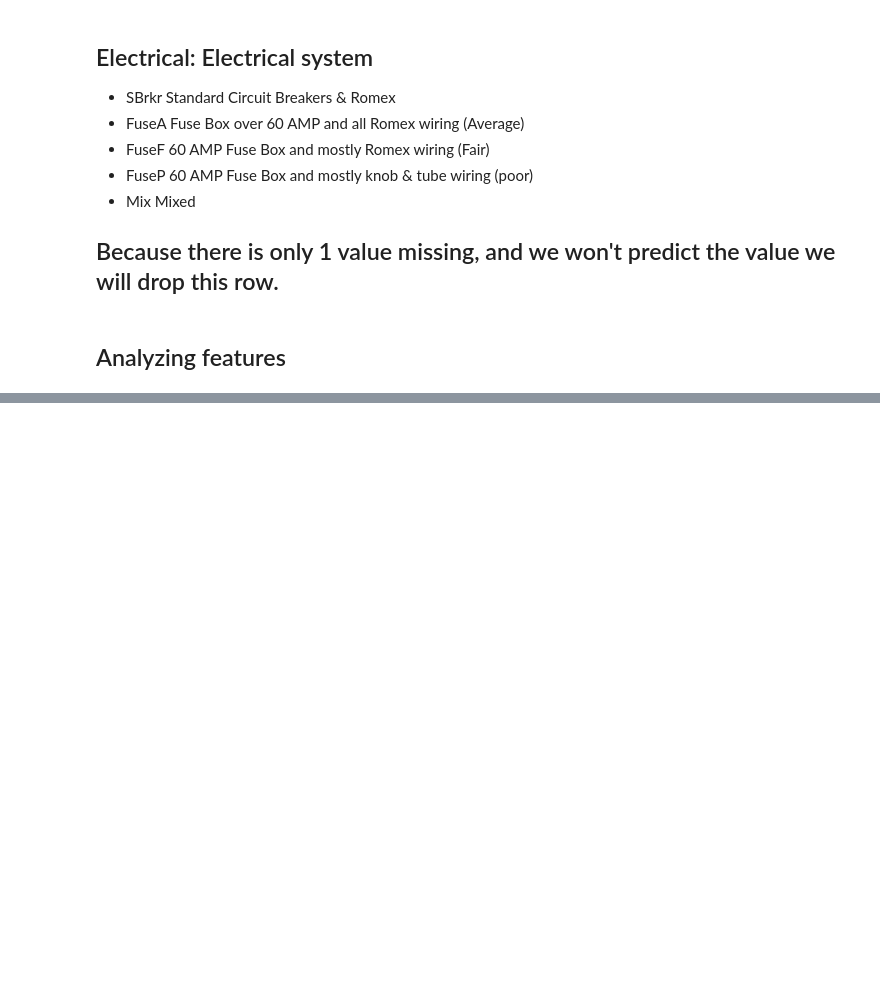
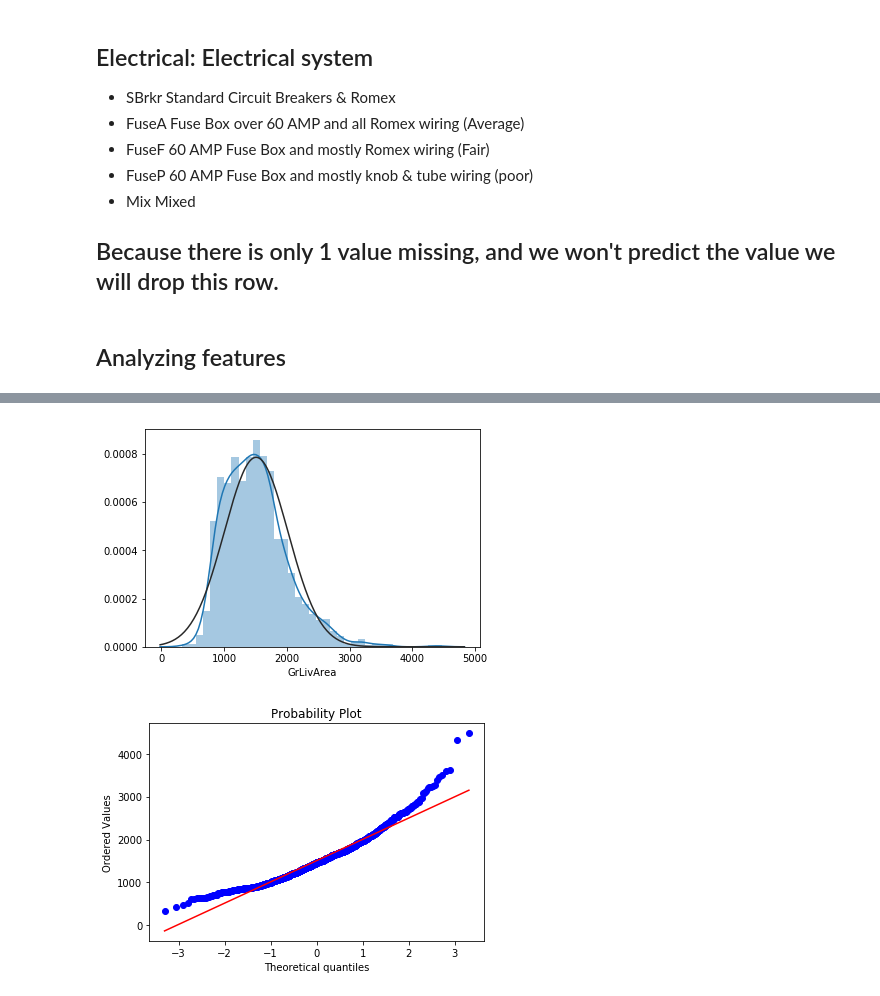
Before and after one commit to raphaelcfernandes/HouseSalePricePrediction, a Jupyter notebook: Data Analytics Final Project.ipynb, the cells around one changed output, grey strips where cells are left out. Cells and saved outputs as stored; diff of their text form; code cells hidden in the pictures; blank space fills up the shorter version.

```diff
--- a/Data Analytics Final Project.ipynb
+++ b/Data Analytics Final Project.ipynb
@@ -404,0 +480,9 @@ sns.heatmap(corr,annot=True, fmt = ".2f", cmap = "coolwarm")
+# %%
+df_train.drop(df_train[(df_train['GrLivArea']>4000) & (df_train['SalePrice']<300000)].index,inplace=True)
+# %%
+sns.distplot(df_train['GrLivArea'], fit=norm);
+fig = plt.figure()
+res = stats.probplot(df_train['GrLivArea'], plot=plt)
+# %% [output]
+[figure, added]
+[figure, added]
```
Also changed, not shown: parts of 31 cells of this notebook.
